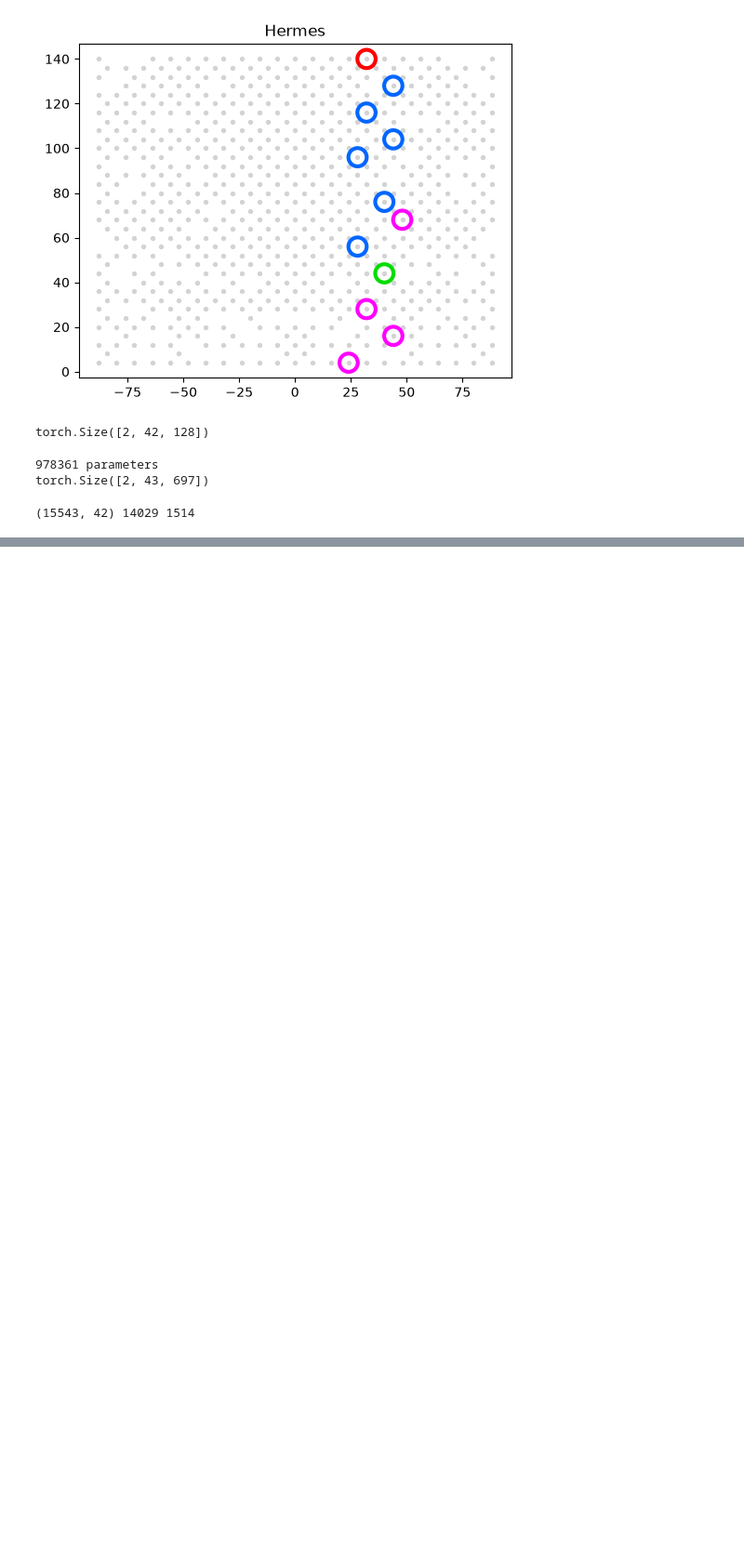
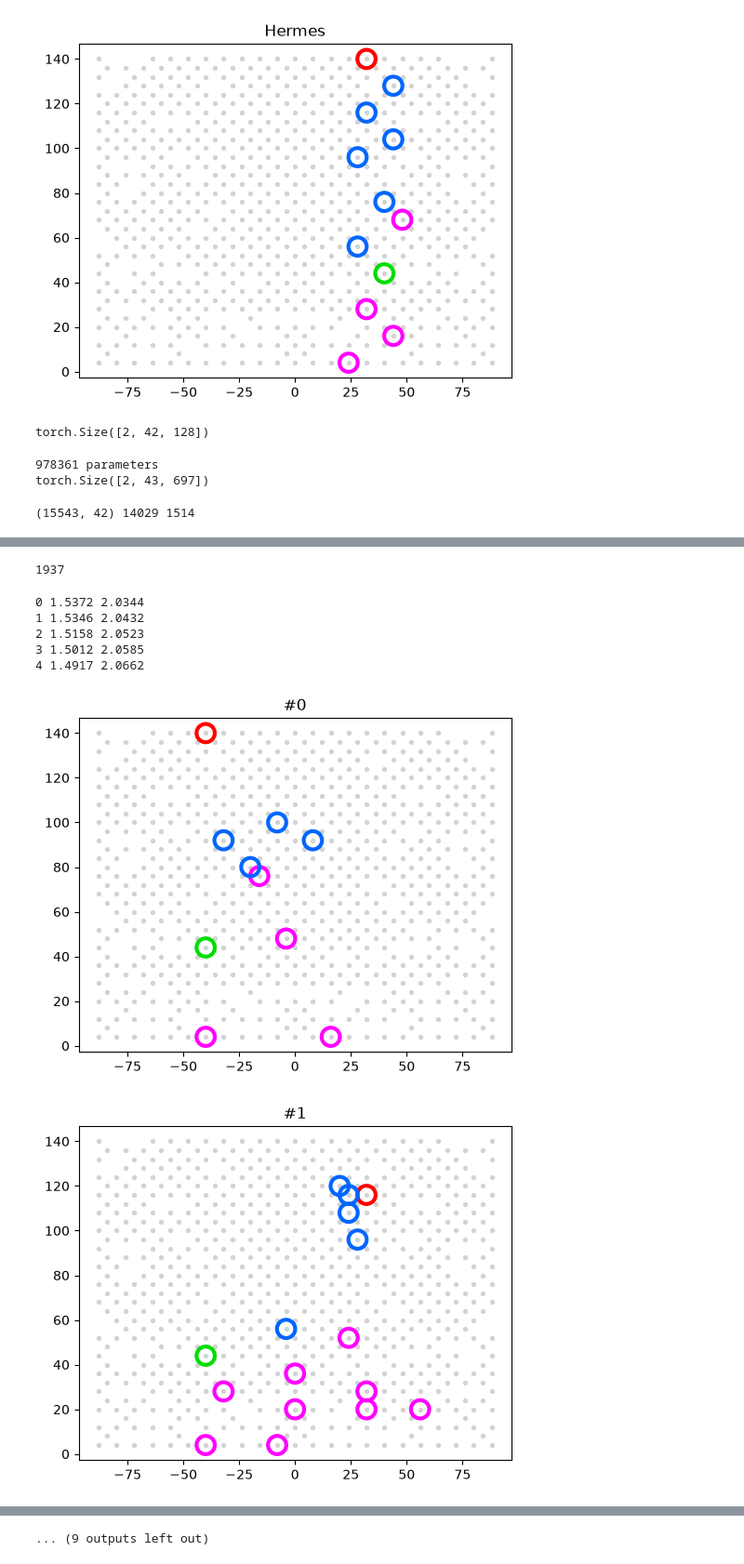
Before and after one commit to damonseto/tensionboardproject, a Jupyter notebook: 02.ipynb, the cells around one changed output, grey strips where cells are left out. Shown at 93% size. Drawn from its saved outputs; the diff is of its cells as text; code cells hidden in the pictures; blank space fills up the shorter version.

```diff
--- a/02.ipynb
+++ b/02.ipynb
@@ -377,0 +315,4 @@ for c in good[:4]:
+# %%
+model = ClimbGPT(VOCAB_SIZE)
+model.load_state_dict(torch.load('best_model.pt'))
+model.eval()
@@ -377,0 +351,50 @@ for c in good[:4]:
+# %%
+quality_mask = (train_mask
+                & (data['quality_average'] >= 2.90).values
+                & (data['ascensionist_count'] >= 20).values)
+idx_quality = np.where(quality_mask)[0]
+print(len(idx_quality))
+# %% [output]
+1937
+# %%
+model.load_state_dict(torch.load('base_model.pt'))
+opt = torch.optim.AdamW(model.parameters(), lr=3e-5)
+
+Xq = torch.tensor(sequences[idx_quality], dtype=torch.long)
+Cq = torch.tensor(np.stack([angles[idx_quality], grades[idx_quality]], axis=1))
+
+for epoch in range(5):
+    perm = torch.randperm(len(Xq))
+    total, nb = 0.0, 0
+    for i in range(0, len(Xq), 32):
+        batch = perm[i:i+32]
+        tokens, cond = Xq[batch], Cq[batch]
+        logits = model(tokens, cond)[:, :-1, :]
+        loss = F.cross_entropy(logits.reshape(-1, VOCAB_SIZE),
+                               tokens.reshape(-1), ignore_index=PAD)
+        opt.zero_grad(); loss.backward(); opt.step()
+        total += loss.item(); nb += 1
+
+    torch.save(model.state_dict(), f'finetuned_epoch{epoch}.pt')
+    print(epoch, round(total / nb, 4), round(val_loss(), 4))
+# %% [output]
+0 1.5372 2.0344
+1 1.5346 2.0432
+2 1.5158 2.0523
+3 1.5012 2.0585
+4 1.4917 2.0662
+# %%
+import random
+
+pairs = [(generate(base, 40, 20.0), 'base') for _ in range(10)] + \
+        [(generate(tuned, 40, 20.0), 'tuned') for _ in range(10)]
+random.shuffle(pairs)
+
+for i, (climb, label) in enumerate(pairs):
+    plot_climb(climb, holds, f"#{i}")
+
+# rate them first, then:
+for i, (c, l) in enumerate(pairs): print(i, l)
+# %% [output]
+[figure, added]
+[figure, added]
@@ -377,0 +411 @@ for c in good[:4]:
+... (9 outputs left out)
```
Also changed, not shown: parts of 14 cells of this notebook, 3 other files.
